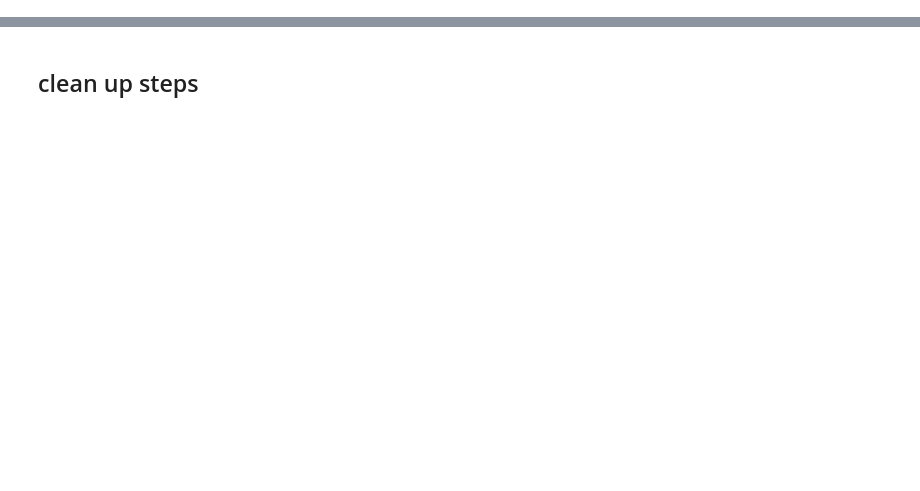
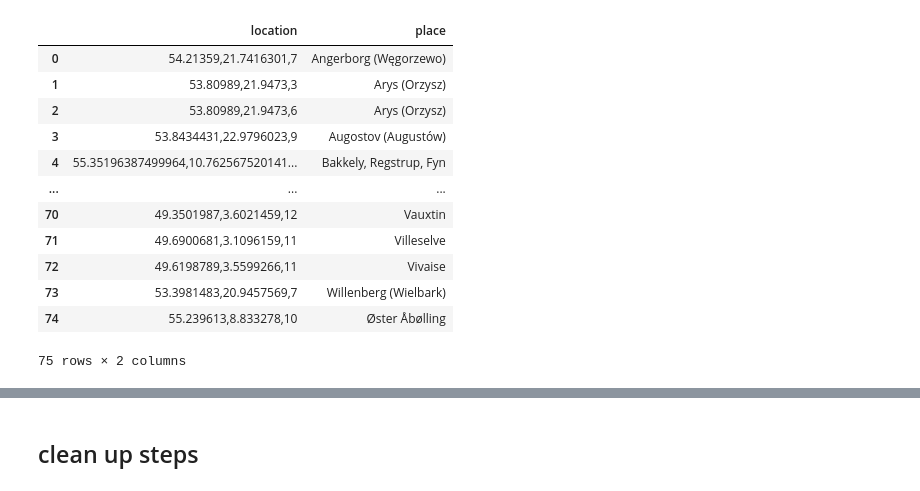
Before and after one commit to dalager/jernkorsetbreve, a Jupyter notebook: notebooks/10_places.ipynb, the cells around one changed output, grey strips where cells are left out. Cells and saved outputs as stored; diff of their text form; code cells hidden in the pictures; blank space fills up the shorter version.

```diff
--- a/notebooks/10_places.ipynb
+++ b/notebooks/10_places.ipynb
@@ -1,22 +1,37 @@
 # %%
 import pandas as pd
 import geopandas as gpd
 from shapely import wkt
 import matplotlib.pyplot as plt
 import contextily as cx
 
 
 # Read the letters
 letters = pd.read_csv('../data/letters.csv',encoding='utf-8')
 # group by place and location
 places = letters.groupby(['place', 'location']).size().reset_index(name='count')
 letters = letters.drop(columns=['location'])
-places['place_id'] = places.index + 1
+#places['place_id'] = places.index + 1
 places = places.drop(columns=['count'])
 
 cols = places.columns.tolist()
 cols = cols[-1:] + cols[:-1]
 places = places[cols]
+places
+# %% [output]
+|  | location | place |
+| 0 | 54.21359,21.7416301,7 | Angerborg (Węgorzewo) |
+| 1 | 53.80989,21.9473,3 | Arys (Orzysz) |
+| 2 | 53.80989,21.9473,6 | Arys (Orzysz) |
+| 3 | 53.8434431,22.9796023,9 | Augostov (Augustów) |
+| 4 | 55.35196387499964,10.762567520141... | Bakkely, Regstrup, Fyn |
+| ... | ... | ... |
+| 70 | 49.3501987,3.6021459,12 | Vauxtin |
+| 71 | 49.6900681,3.1096159,11 | Villeselve |
+| 72 | 49.6198789,3.5599266,11 | Vivaise |
+| 73 | 53.3981483,20.9457569,7 | Willenberg (Wielbark) |
+| 74 | 55.239613,8.833278,10 | Øster Åbølling |
+75 rows × 2 columns
 # %%
 # parse into geopandas
 places["geometry"] = places["location"].str.split(",")
```
Also changed, not shown: parts of 4 cells of this notebook.
